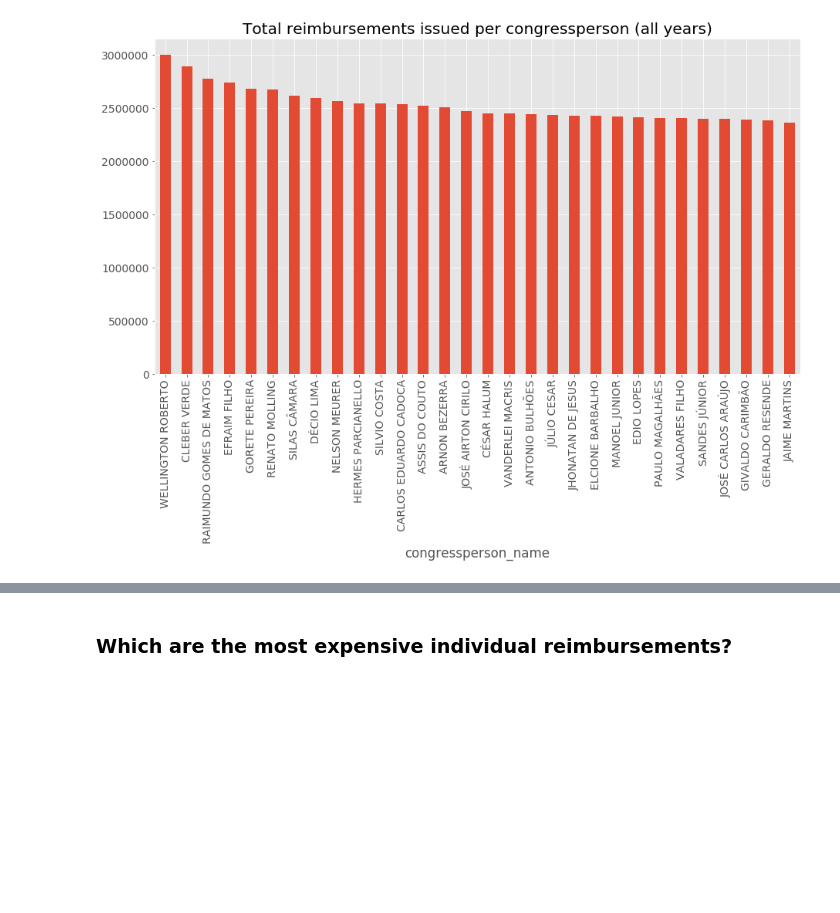
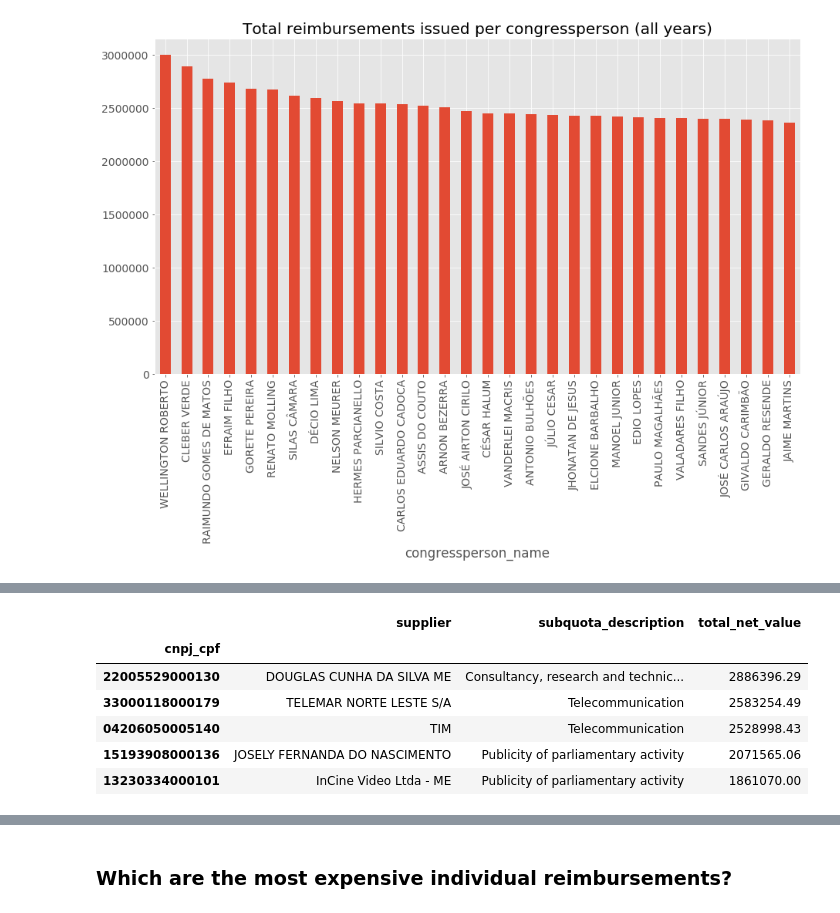
Before and after one commit to okfn-brasil/serenata-de-amor, a Jupyter notebook: develop/2017-05-01-luipillmann-intro-to-reimbursements.ipynb, the cells around one changed output, grey strips where cells are left out. Drawn from its saved outputs; the diff is of its cells as text; code cells hidden in the pictures; blank space fills up the shorter version.

```diff
--- a/develop/2017-05-01-luipillmann-intro-to-reimbursements.ipynb
+++ b/develop/2017-05-01-luipillmann-intro-to-reimbursements.ipynb
@@ -266,0 +270,18 @@ This table shows the top service providers by amount received in total (all year
+# %%
+sp = r.groupby(['cnpj_cpf', 'supplier', 'subquota_description'])\
+        .sum()\
+        .drop(['year', 'month'], 1)\
+        .sort_values(by='total_net_value', ascending=False)
+
+sp.reset_index(inplace=True)
+sp = sp.set_index('cnpj_cpf')
+
+sp.head()
+# %% [output]
+|  | supplier | subquota_description | total_net_value |
+| cnpj_cpf |  |  |  |
+| 22005529000130 | DOUGLAS CUNHA DA SILVA ME | Consultancy, research and technic... | 2886396.29 |
+| 33000118000179 | TELEMAR NORTE LESTE S/A | Telecommunication | 2583254.49 |
+| 04206050005140 | TIM | Telecommunication | 2528998.43 |
+| 15193908000136 | JOSELY FERNANDA DO NASCIMENTO | Publicity of parliamentary activity | 2071565.06 |
+| 13230334000101 | InCine Video Ltda - ME | Publicity of parliamentary activity | 1861070.00 |
```
Also changed, not shown: parts of 11 cells of this notebook, 2 other files.
